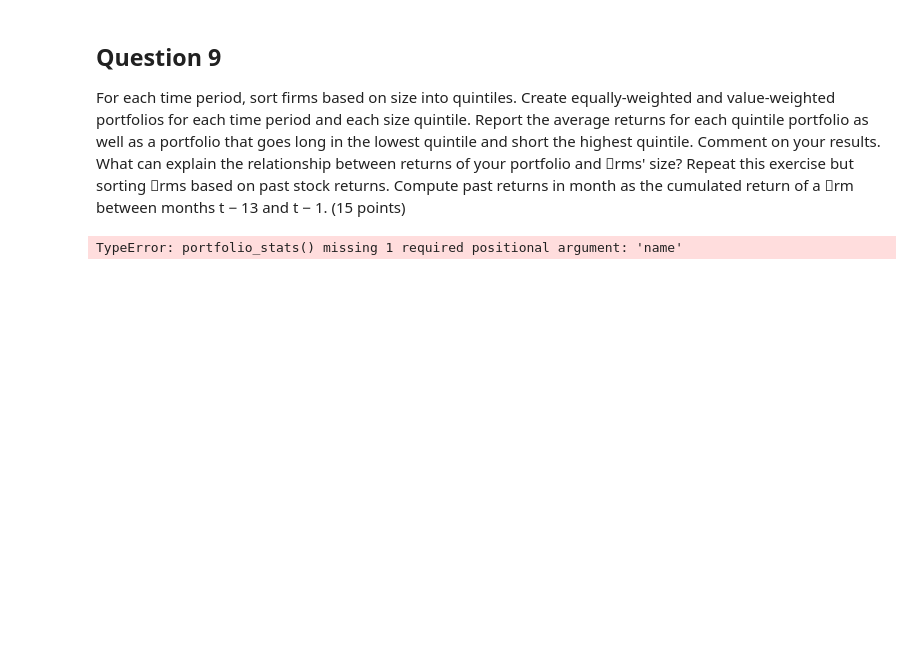
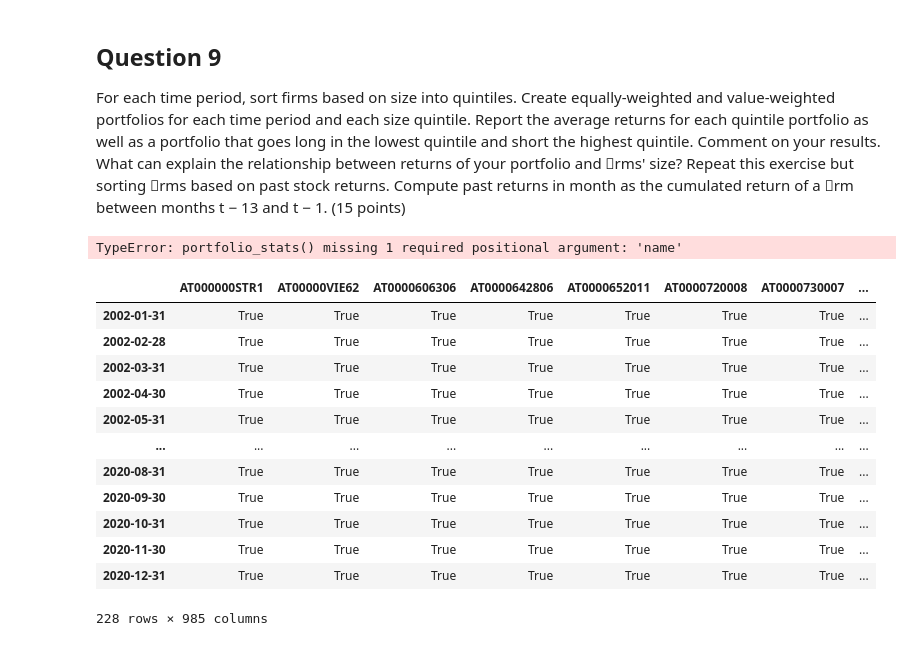
Before and after one commit to 0xMarmelade/FIN-429-Sustainable-finance, a Jupyter notebook: h1.ipynb, the cells around one changed output. Cells and saved outputs as stored; diff of their text form; code cells hidden in the pictures; blank space fills up the shorter version.

```diff
--- a/h1.ipynb
+++ b/h1.ipynb
@@ -279,3 +282,19 @@ quintile_weights[quintile_weights == 1.0].sum()
 eu_firm_returns.drop(['IE00BLNN3691'], axis='columns', inplace=True)
 # %%
 quintile_portfolios
+# %%
+[eu_firm_returns != np.NaN]
+# %% [output]
+|  | AT000000STR1 | AT00000VIE62 | AT0000606306 | AT0000642806 | AT0000652011 | AT0000720008 | AT0000730007 | ... |
+| 2002-01-31 | True | True | True | True | True | True | True | ... |
+| 2002-02-28 | True | True | True | True | True | True | True | ... |
+| 2002-03-31 | True | True | True | True | True | True | True | ... |
+| 2002-04-30 | True | True | True | True | True | True | True | ... |
+| 2002-05-31 | True | True | True | True | True | True | True | ... |
+| ... | ... | ... | ... | ... | ... | ... | ... | ... |
+| 2020-08-31 | True | True | True | True | True | True | True | ... |
+| 2020-09-30 | True | True | True | True | True | True | True | ... |
+| 2020-10-31 | True | True | True | True | True | True | True | ... |
+| 2020-11-30 | True | True | True | True | True | True | True | ... |
+| 2020-12-31 | True | True | True | True | True | True | True | ... |
+228 rows × 985 columns
```
Also changed, not shown: parts of 2 cells of this notebook.
